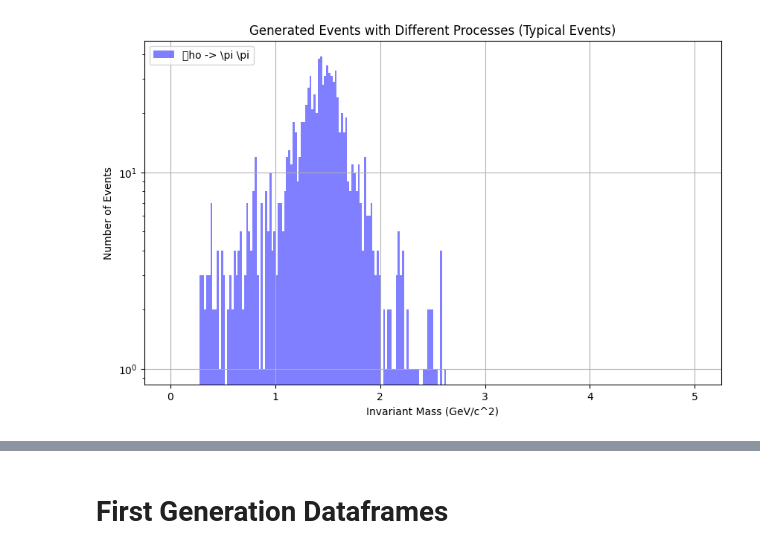
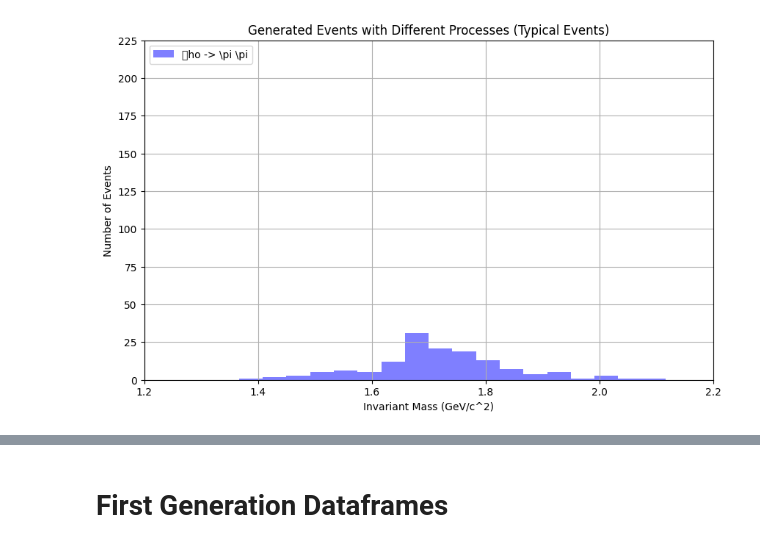
Before and after one commit to brianna5380/Anomalous-Particle-Detection, a Jupyter notebook: kinematics_generator.ipynb, the cells around one changed output, grey strips where cells are left out. Cells and saved outputs as stored; diff of their text form; code cells hidden in the pictures.

```diff
--- a/kinematics_generator.ipynb
+++ b/kinematics_generator.ipynb
@@ -1260,32 +1261,32 @@ generate_all_events()
 # %%
 def plot_event_distribution_rho(events_rho_prime):
     plt.figure(figsize=(10, 6))
-    bins = np.linspace(0, 5, 250)
+    bins = np.linspace(1.2, 2.2, 25)
     plt.hist(events_rho_prime, bins=bins, alpha=0.5, label='\rho -> \pi \pi', color='blue')
     plt.xlabel('Invariant Mass (GeV/c^2)')
-    plt.yscale('log')  # Log scale for y-axis
-    #plt.xlim(1.1,1.35)
+    #plt.yscale('log')  # Log scale for y-axis
+    plt.xlim(1.2,2.2)
     plt.ylabel('Number of Events')
-    #plt.ylim(4,18)
+    plt.ylim(0,225)
     plt.title('Generated Events with Different Processes (Typical Events)')
     plt.legend(loc='upper left', fontsize = 10)
     plt.grid(True)
     plt.show()
 
 #plt.rcParams.update({'font.size': 15})
 
 def generate_all_events_rho():
-    events_rho_prime = generate_rhoprime_events(1000)
+    events_rho_prime = generate_rhoprime_events(140)
 
     rho_prime = compute_invariant_masses_for_events_pion(events_rho_prime)
 
     plot_event_distribution_rho(rho_prime)
     #plot_event_distribution1(jpsi_4pi)
 
 # Run the generation and plotting
 generate_all_events_rho()
 # %% [output]
-[figure, old version]
+[figure, new version]
 # %%
 #PID PLOT WITH BANDS
 import numpy as np
```
Also changed, not shown: parts of 41 cells of this notebook.
